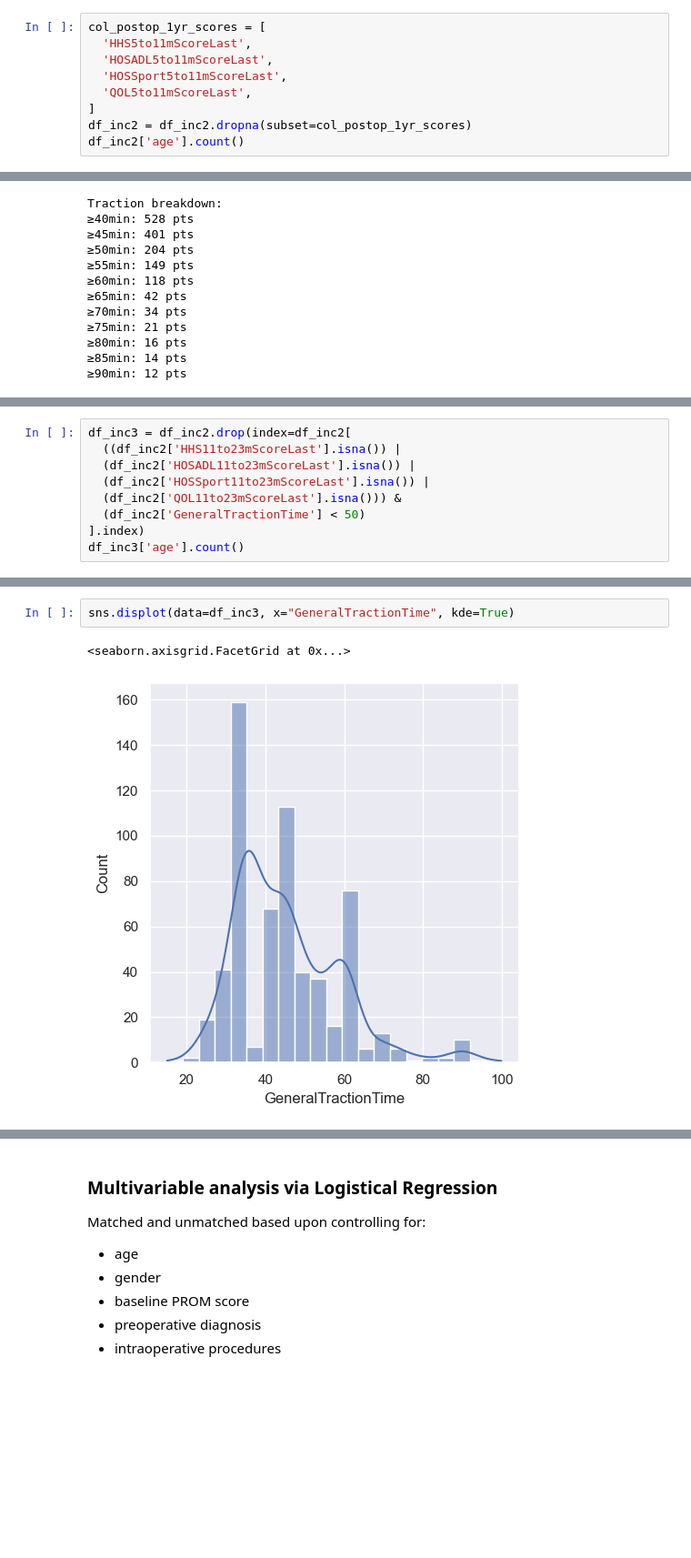
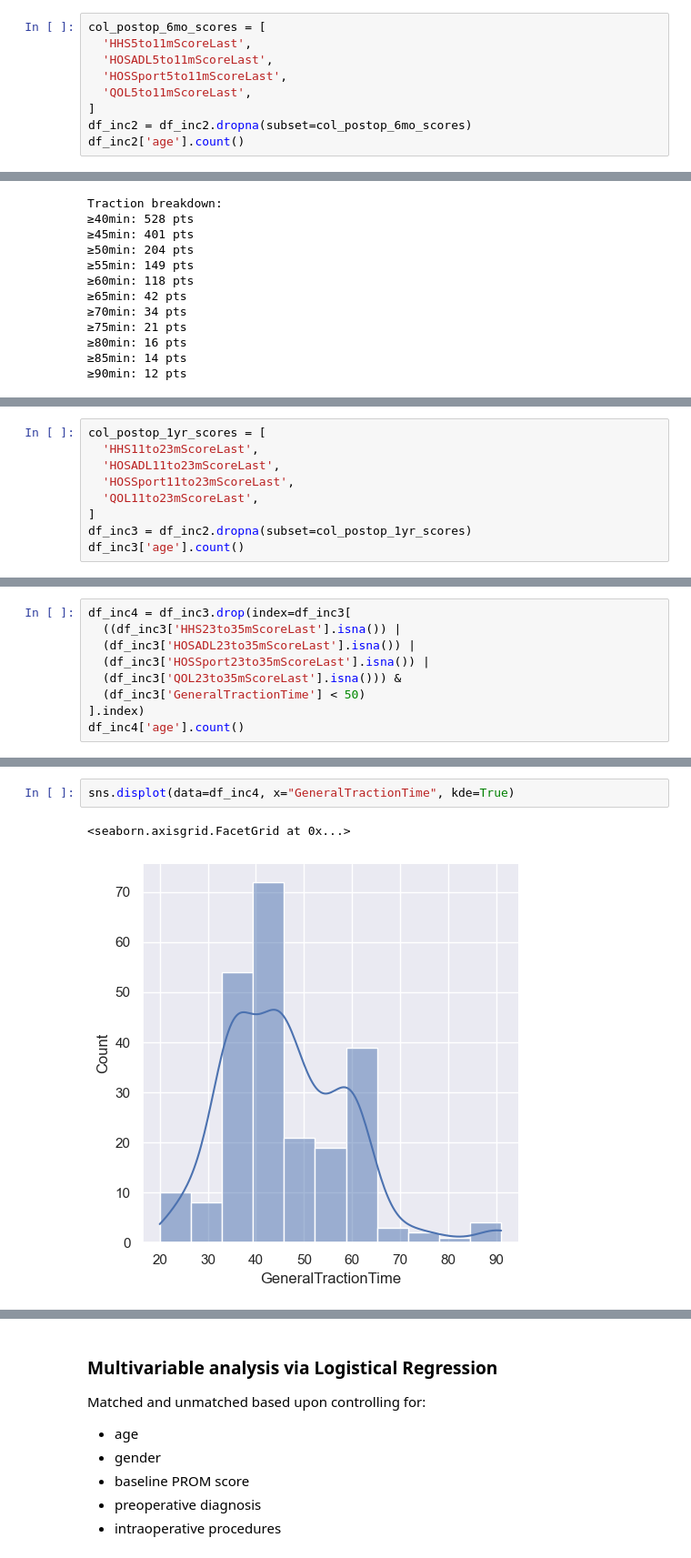
Before and after one commit to Darkbladecr/traction_proms, a Jupyter notebook: notebook.ipynb, the cells around one changed output, grey strips where cells are left out. Shown: that part at 91% size. Saved outputs shown, nothing was run; the diff lists cells and outputs as text; blank space fills up the shorter version.

```diff
--- a/notebook.ipynb
+++ b/notebook.ipynb
@@ -397,13 +394,13 @@ Primary reason for data issues are loss of patients due to follow-up. So we must
 # %%
 df_inc2 = df_inc.copy()
 # %%
-col_postop_1yr_scores = [
+col_postop_6mo_scores = [
   'HHS5to11mScoreLast',
   'HOSADL5to11mScoreLast',
   'HOSSport5to11mScoreLast',
   'QOL5to11mScoreLast',
 ]
-df_inc2 = df_inc2.dropna(subset=col_postop_1yr_scores)
+df_inc2 = df_inc2.dropna(subset=col_postop_6mo_scores)
 df_inc2['age'].count()
 # %% [output]
 892
@@ -443,0 +434,9 @@ col_postop_2yr_scores = [
+# %%
+col_postop_1yr_scores = [
+  'HHS11to23mScoreLast',
+  'HOSADL11to23mScoreLast',
+  'HOSSport11to23mScoreLast',
+  'QOL11to23mScoreLast',
+]
+df_inc3 = df_inc2.dropna(subset=col_postop_1yr_scores)
+df_inc3['age'].count()
@@ -484,10 +496,10 @@ df_inc2[
 # %%
-df_inc3 = df_inc2.drop(index=df_inc2[
-  ((df_inc2['HHS11to23mScoreLast'].isna()) |
-  (df_inc2['HOSADL11to23mScoreLast'].isna()) |
-  (df_inc2['HOSSport11to23mScoreLast'].isna()) |
-  (df_inc2['QOL11to23mScoreLast'].isna())) &
-  (df_inc2['GeneralTractionTime'] < 50)
+df_inc4 = df_inc3.drop(index=df_inc3[
+  ((df_inc3['HHS23to35mScoreLast'].isna()) |
+  (df_inc3['HOSADL23to35mScoreLast'].isna()) |
+  (df_inc3['HOSSport23to35mScoreLast'].isna()) |
+  (df_inc3['QOL23to35mScoreLast'].isna())) &
+  (df_inc3['GeneralTractionTime'] < 50)
 ].index)
-df_inc3['age'].count()
+df_inc4['age'].count()
 # %% [output]
@@ -536,6 +548,6 @@ Traction breakdown:
 # %%
-sns.displot(data=df_inc3, x="GeneralTractionTime", kde=True)
+sns.displot(data=df_inc4, x="GeneralTractionTime", kde=True)
 # %% [output]
 <seaborn.axisgrid.FacetGrid at 0x...>
-[figure, old version]
+[figure, new version]
 # %%
```
Also changed, not shown: parts of 26 cells of this notebook, 1 other file.
